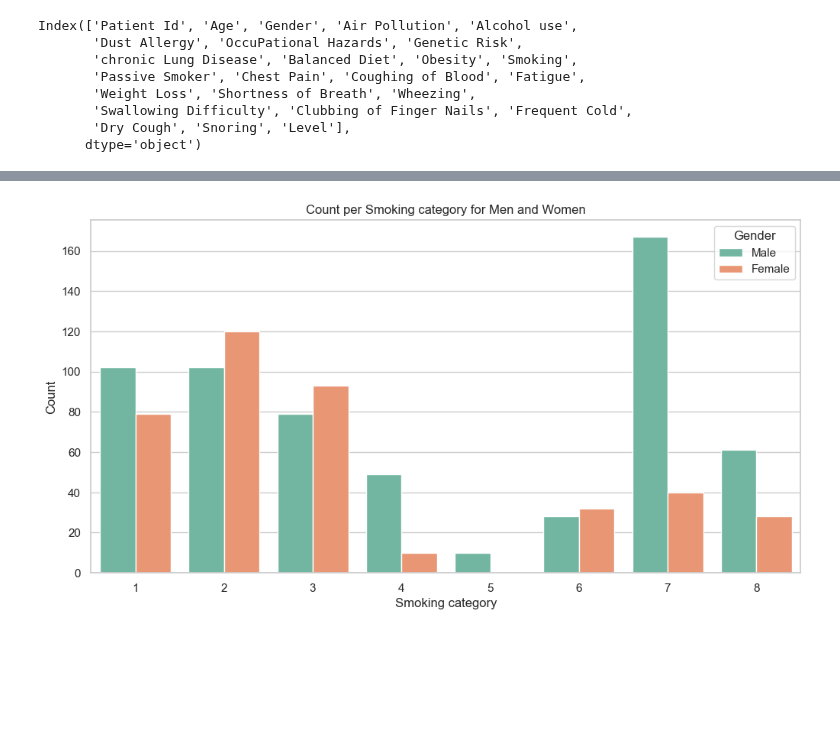
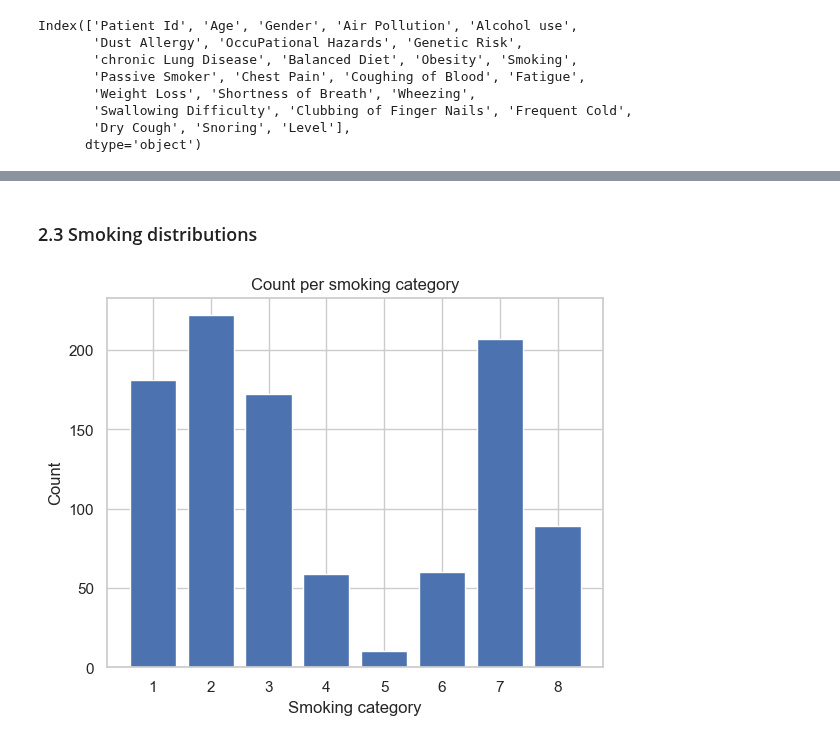
Before and after one commit to tewhol/Responsible_Data_Analysis_Group_1, a Jupyter notebook: model.ipynb, the cells around one changed output, grey strips where cells are left out. Drawn from its saved outputs; the diff is of its cells as text; code cells hidden in the pictures; blank space fills up the shorter version.

```diff
--- a/model.ipynb
+++ b/model.ipynb
@@ -141,16 +92,0 @@ plt.show()
-# %%
-# Assuming CancerData is your DataFrame
-sns.set(style="whitegrid")
-plt.figure(figsize=(12, 6))
-
-# Assuming 'Gender' is the column name for gender
-sns.countplot(x='Smoking', hue='Gender', data=CancerData, palette='Set2')
-
-plt.xlabel('Smoking category')
-plt.ylabel('Count')
-plt.title('Count per Smoking category for Men and Women')
-plt.legend(title='Gender', labels=['Male', 'Female'])
-plt.xticks()
-plt.show()
-# %% [output]
-[figure, removed]
@@ -156,0 +100,14 @@ plt.show()
+# %% [markdown]
+### 2.3 Smoking distributions
+# %%
+# Count occurrences of each unique value in the 'Smoking' column
+smoking_counts = cancer_df['Smoking'].value_counts()
+
+# Plotting
+plt.bar(smoking_counts.index, smoking_counts.values)  # Adjust colors if needed
+plt.xlabel('Smoking category')
+plt.ylabel('Count')
+plt.title('Count per smoking category')
+plt.show()
+# %% [output]
+[figure, added]
```
Also changed, not shown: parts of 25 cells of this notebook.
